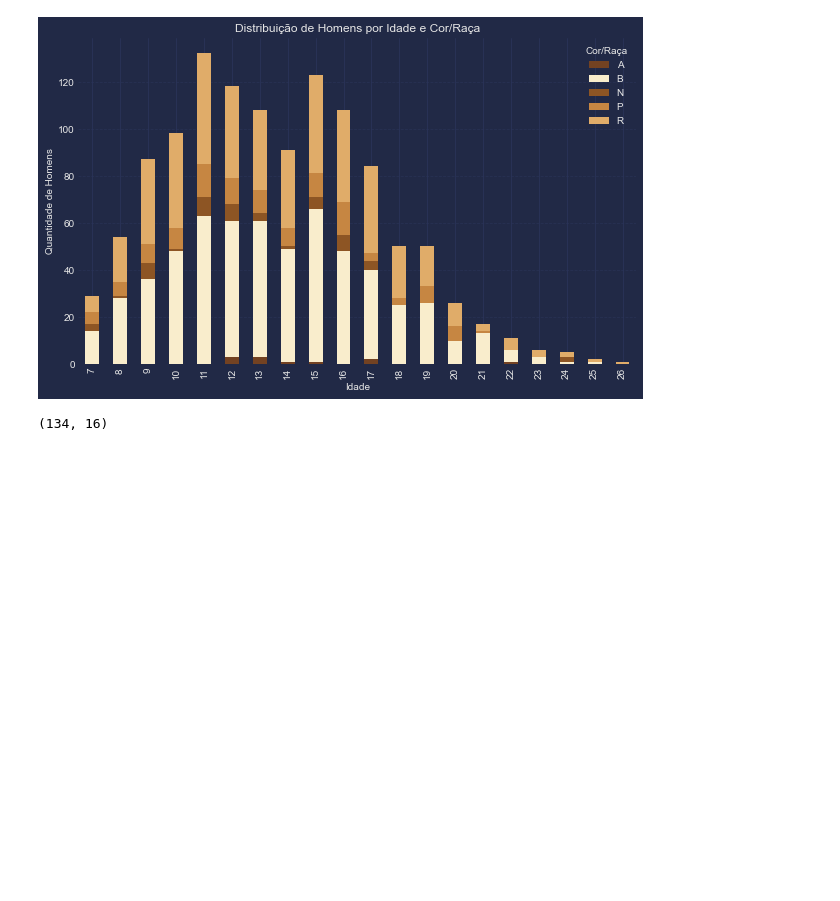
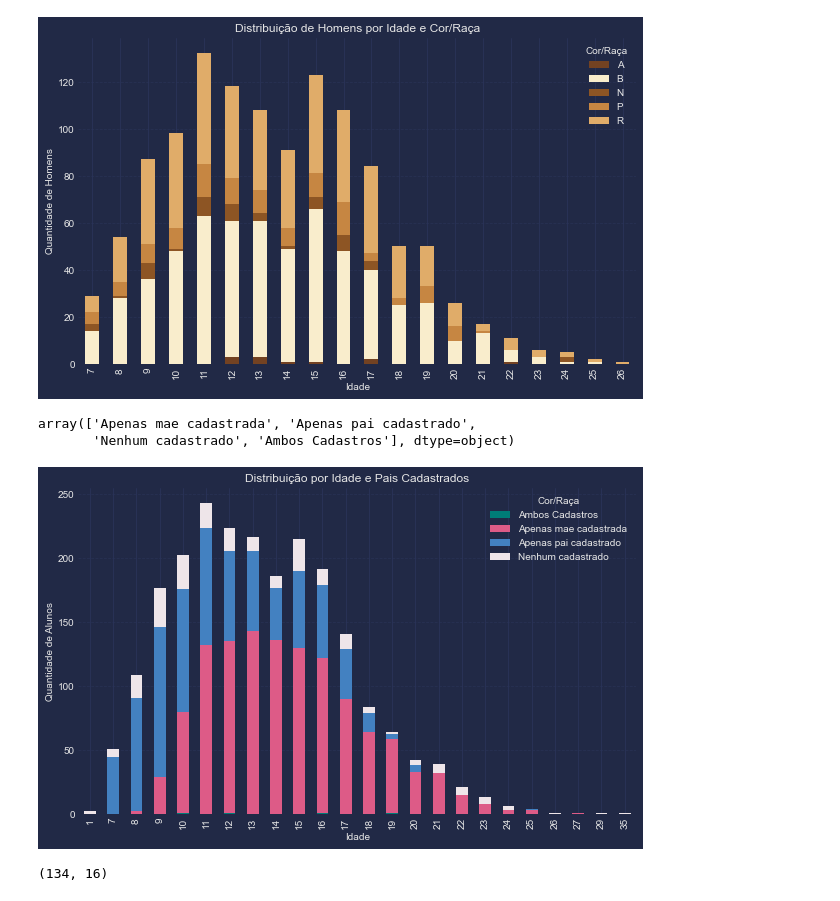
Before and after one commit to tulipia/passos-magicos, a Jupyter notebook: index_v2.ipynb, the cells around one changed output. Cells and saved outputs as stored; diff of their text form; code cells hidden in the pictures; blank space fills up the shorter version.

Commit message:
Analisando Pais cadastrados

```diff
--- a/index_v2.ipynb
+++ b/index_v2.ipynb
@@ -122,6 +122,21 @@ tbAluno['Deficiencia'] = tbAluno[['StDeficienciaCegueira', 'StDeficienciaBaixaVi
 tbAluno.Deficiencia.sum()
 # %% [output]
 0
+# %%
+# Analisando Id Pai e Id Mae
+# Função para classificar o status do responsável
+def classify_responsible(row):
+    if pd.notnull(row['IdPai']) and pd.notnull(row['IdMae']):
+        return 'Ambos Cadastros'
+    elif pd.notnull(row['IdMae']) and pd.isnull(row['IdPai']):
+        return 'Apenas mae cadastrada'
+    elif pd.isnull(row['IdMae']) and pd.notnull(row['IdPai']):
+        return 'Apenas pai cadastrado'
+    else:
+        return 'Nenhum cadastrado'
+
+# Aplicando a função para criar a nova coluna 'StatusResponsavel'
+tbAluno['StatusResponsavel'] = tbAluno.apply(classify_responsible, axis=1)
 # %%
 # Criando base aluno resumida
-tbAlunoResumo = tbAluno[['IdAluno','Sexo','Idade','DataNascimento','CorRaca']].drop_duplicates()
+tbAlunoResumo = tbAluno[['IdAluno','Sexo','Idade','DataNascimento','CorRaca','StatusResponsavel']].drop_duplicates()
@@ -223,6 +248,35 @@ plt.grid(axis='y', linestyle='--', alpha=0.7)
 plt.show()
 # %% [output]
 [figure]
+# %%
+tbAlunoResumo.StatusResponsavel.unique()
+# %% [output]
+array(['Apenas mae cadastrada', 'Apenas pai cadastrado',
+       'Nenhum cadastrado', 'Ambos Cadastros'], dtype=object)
+# %%
+#### Grafico de raca de MULHERES APENAS
+# Definindo cores personalizadas para cada categoria de CorRaca
+colors = {
+    'Apenas mae cadastrada': '#DD5B87',
+    'Apenas pai cadastrado': '#4381C1',
+    'Nenhum cadastrado': '#EEE5E9',
+    'Ambos Cadastros': '#007C77'
+}
+
+# Agrupando os dados por idade e cor/raca e contando a quantidade de alunos
+df_grouped = tbAlunoResumo.groupby(['Idade', 'StatusResponsavel']).size().unstack(fill_value=0)
+
+# Criando o gráfico de barras empilhadas
+df_grouped.plot(kind='bar', stacked=True, color=[colors[col] for col in df_grouped.columns], figsize=(10, 6))
+
+plt.xlabel('Idade')
+plt.ylabel('Quantidade de Alunos')
+plt.title('Distribuição por Idade e Pais Cadastrados')
+plt.legend(title='Cor/Raça')
+plt.grid(axis='y', linestyle='--', alpha=0.7)
+plt.show()
+# %% [output]
+[figure, added]
 # %%
 # Carregando tabela de historico
 tbHistorico = pd.read_csv('database/tbHistorico.csv')
```
Also changed, not shown: parts of 1 cell of this notebook.
